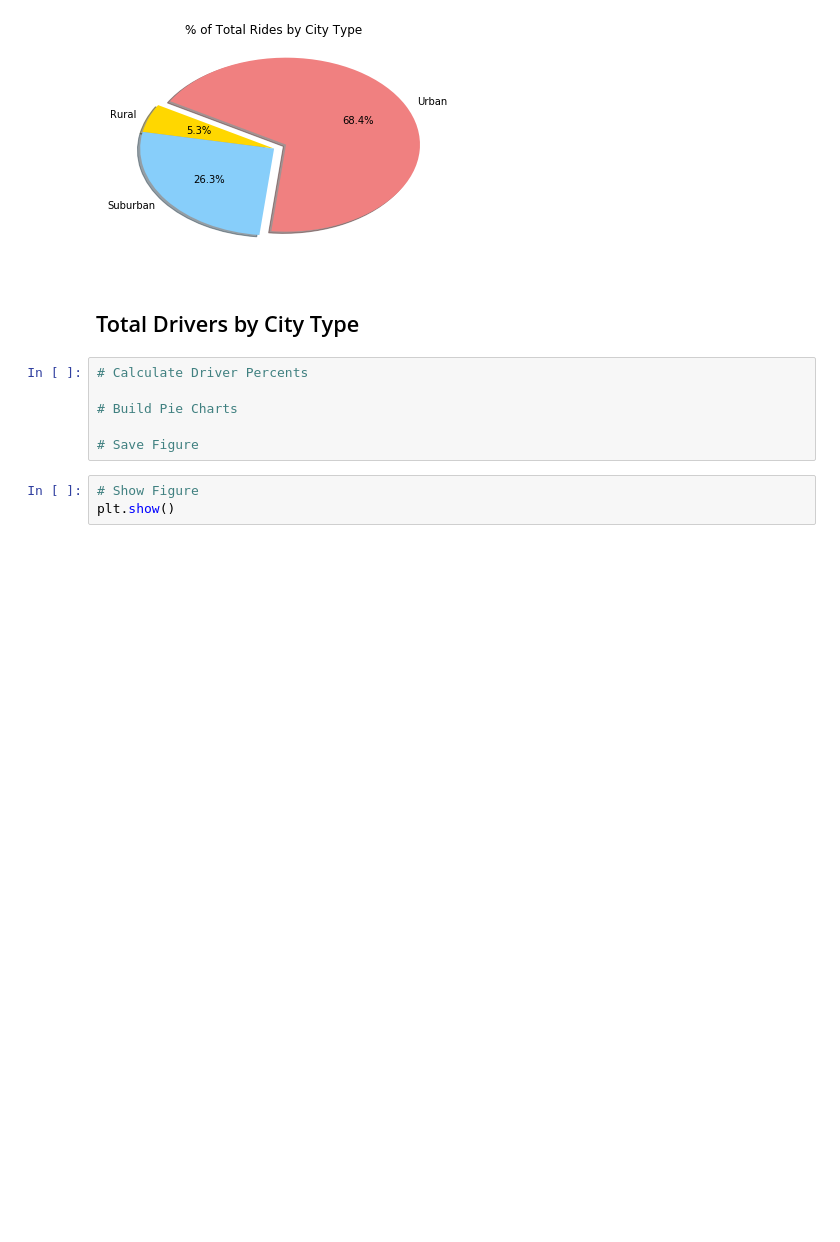
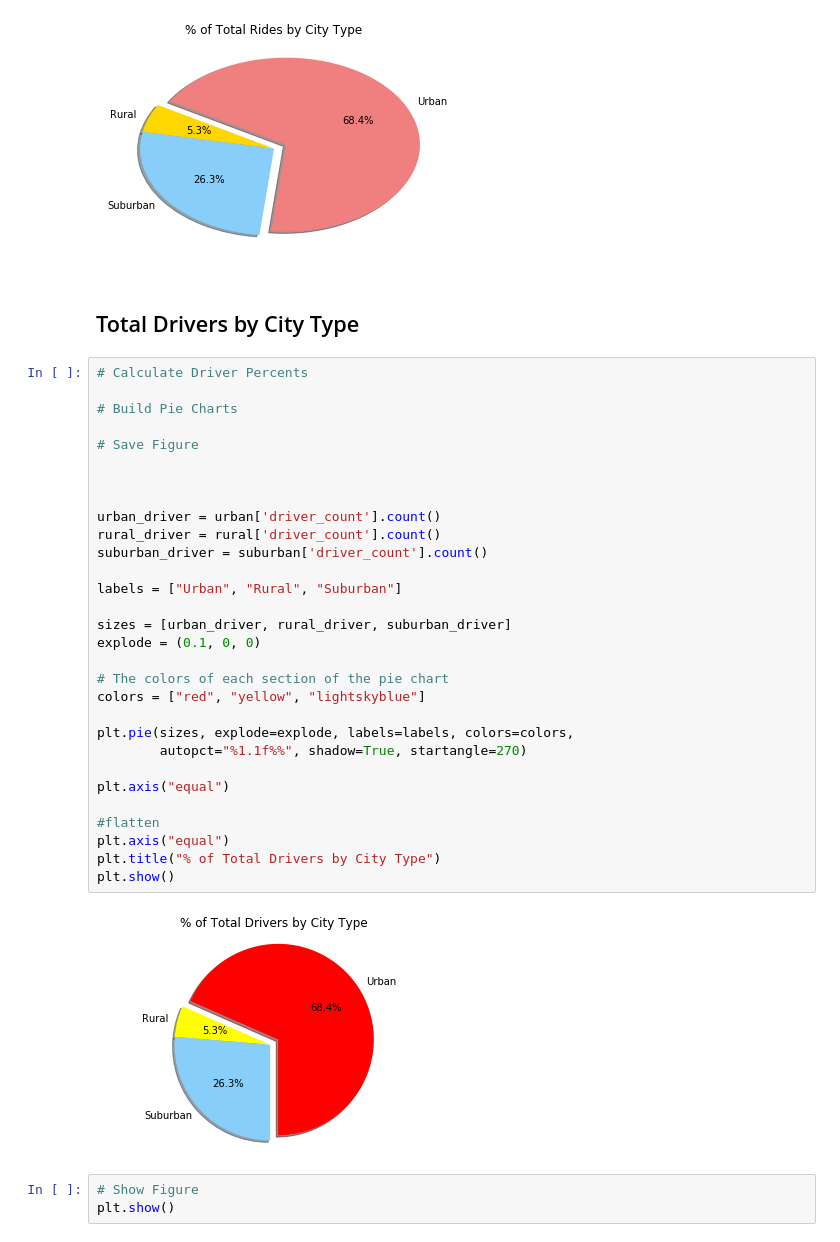
Before and after one commit to patesc/HW4, a Jupyter notebook: HW5 Matplot/pyber_starter.ipynb, the cells around one changed output. Saved outputs shown, nothing was run; the diff lists cells and outputs as text; blank space fills up the shorter version.

```diff
--- a/HW5 Matplot/pyber_starter.ipynb
+++ b/HW5 Matplot/pyber_starter.ipynb
@@ -110,12 +185,38 @@ plt.show()
 [figure]
 # %% [markdown]
 ## Total Drivers by City Type
-# %%
-# Calculate Driver Percents
-
-# Build Pie Charts
-
-# Save Figure
+# %%
+# Calculate Driver Percents
+
+# Build Pie Charts
+
+# Save Figure
+
+
+
+urban_driver = urban['driver_count'].count()
+rural_driver = rural['driver_count'].count()
+suburban_driver = suburban['driver_count'].count()
+
+labels = ["Urban", "Rural", "Suburban"]
+
+sizes = [urban_driver, rural_driver, suburban_driver]
+explode = (0.1, 0, 0)
+
+# The colors of each section of the pie chart
+colors = ["red", "yellow", "lightskyblue"]
+
+plt.pie(sizes, explode=explode, labels=labels, colors=colors,
+        autopct="%1.1f%%", shadow=True, startangle=270)
+
+plt.axis("equal")
+
+#flatten
+plt.axis("equal")
+plt.title("% of Total Drivers by City Type")
+plt.show()
+# %% [output]
+[figure, added]
 # %%
 # Show Figure
 plt.show()
```
Also changed, not shown: parts of 18 cells of this notebook, 1 other file.
